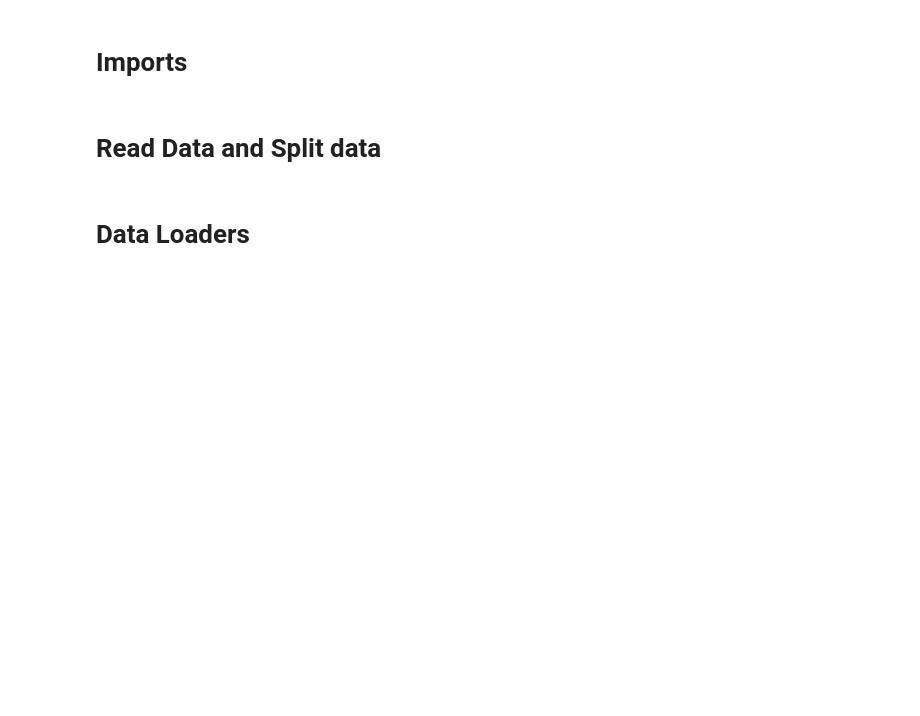
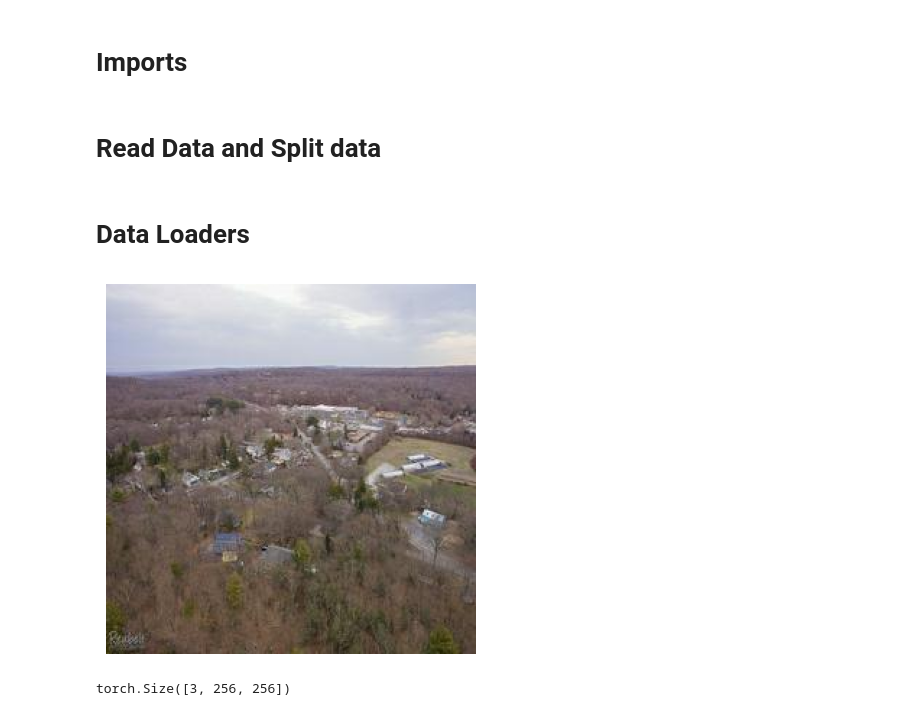
Before and after one commit to azhgh22/Monet_Style_Generator, a Jupyter notebook: notebooks/run.ipynb, the cells around one changed output. Drawn from its saved outputs; the diff is of its cells as text; code cells hidden in the pictures; blank space fills up the shorter version.

```diff
--- a/notebooks/run.ipynb
+++ b/notebooks/run.ipynb
@@ -87,0 +91,4 @@ test_loader = DataLoader(
+# %%
+show_img(train_dataset[0][0])
+# %% [output]
+[figure, added]
@@ -87,0 +97,4 @@ test_loader = DataLoader(
+# %%
+img_tenzor.shape
+# %% [output]
+torch.Size([3, 256, 256])
```
Also changed, not shown: parts of 7 cells of this notebook.
